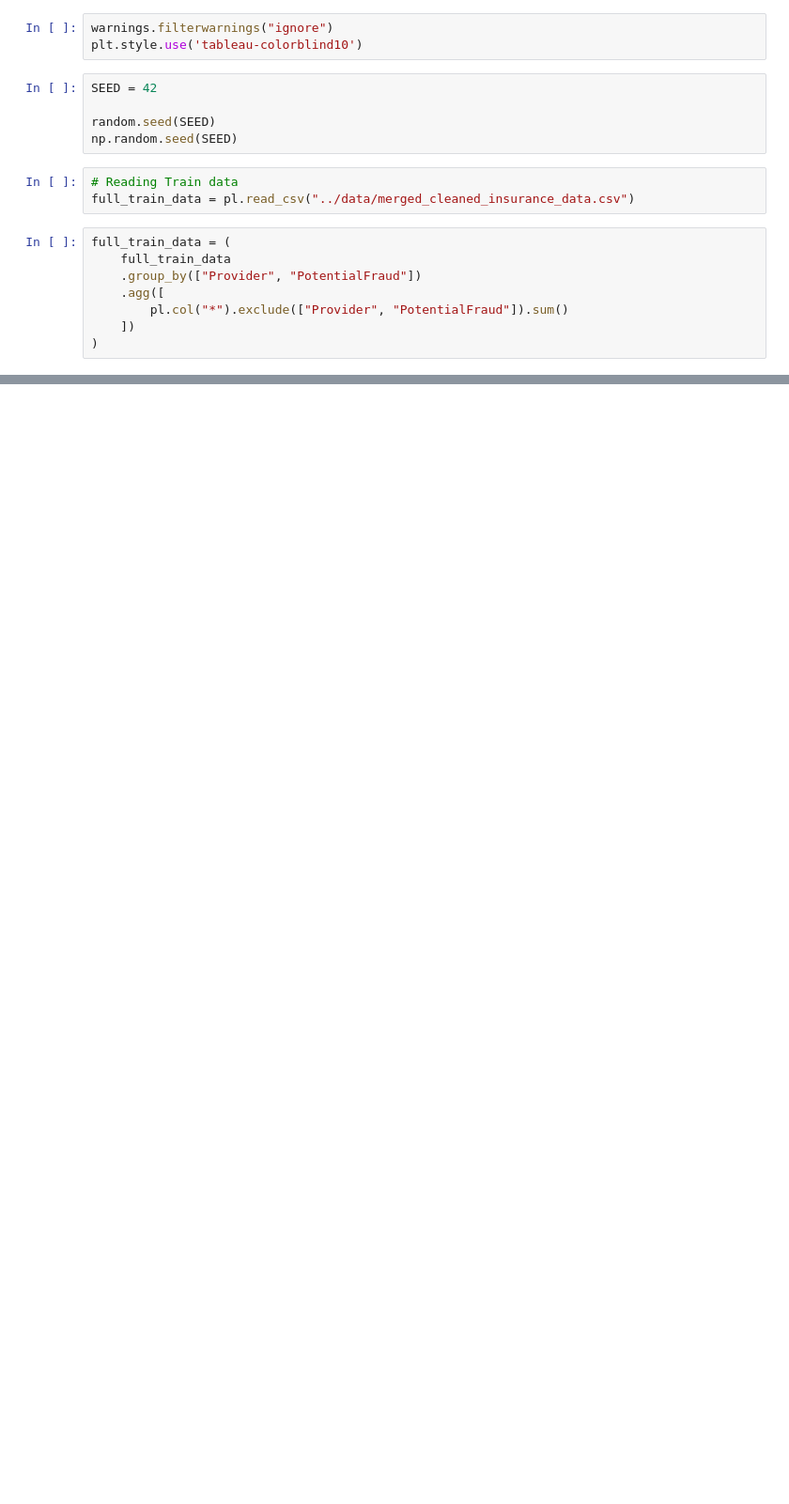
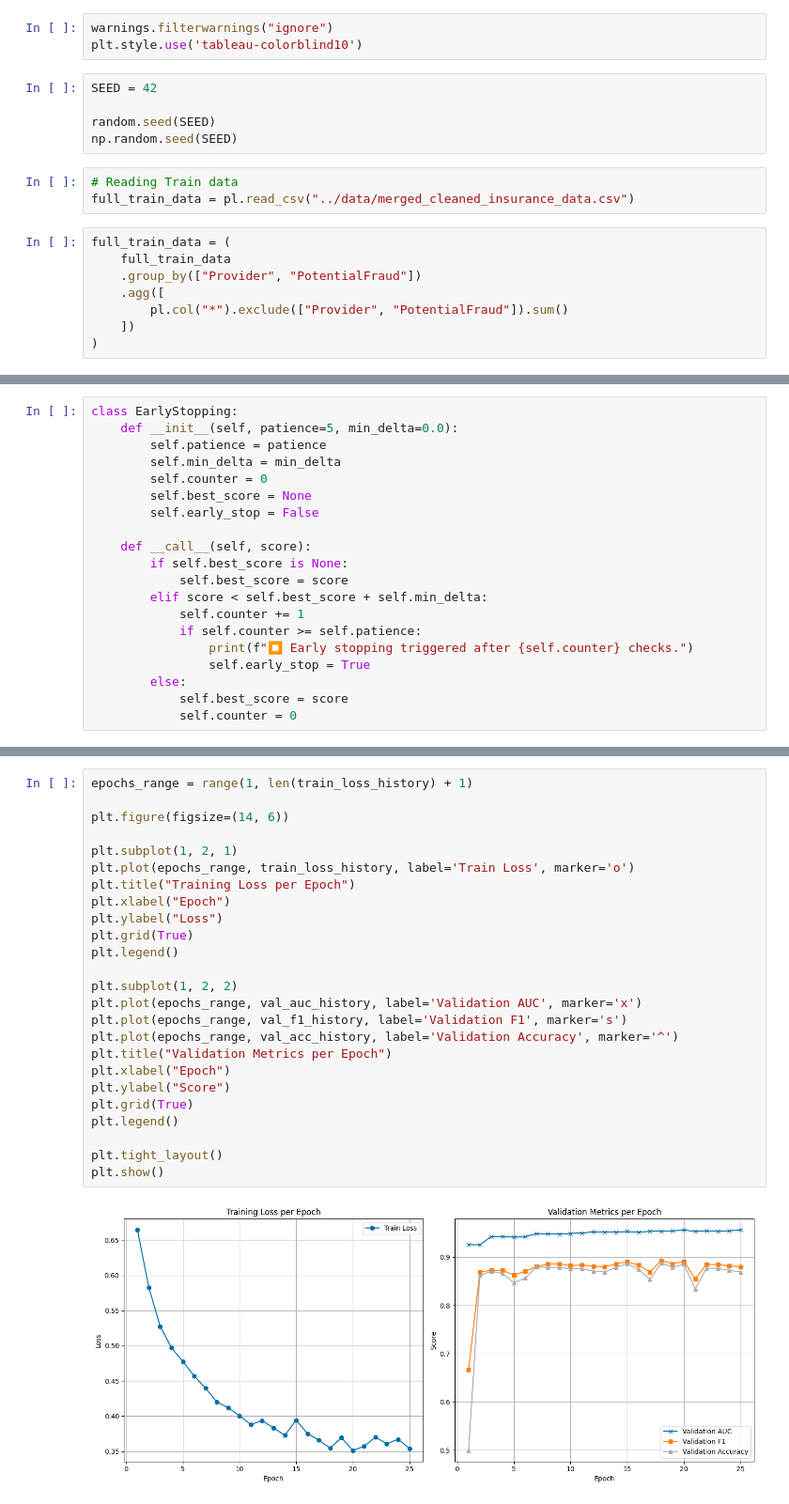
Before and after one commit to bharath03-a/INFO531FinalProject, a Jupyter notebook: notebooks/04_NeuralNetworks.ipynb, the cells around one changed output, grey strips where cells are left out. Shown at 94% size. Saved outputs shown, nothing was run; the diff lists cells and outputs as text; blank space fills up the shorter version.

```diff
--- a/notebooks/04_NeuralNetworks.ipynb
+++ b/notebooks/04_NeuralNetworks.ipynb
@@ -52,0 +198,20 @@ print(y_shape, y_type)
+# %%
+class EarlyStopping:
+    def __init__(self, patience=5, min_delta=0.0):
+        self.patience = patience
+        self.min_delta = min_delta
+        self.counter = 0
+        self.best_score = None
+        self.early_stop = False
+
+    def __call__(self, score):
+        if self.best_score is None:
+            self.best_score = score
+        elif score < self.best_score + self.min_delta:
+            self.counter += 1
+            if self.counter >= self.patience:
+                print(f"⏹️ Early stopping triggered after {self.counter} checks.")
+                self.early_stop = True
+        else:
+            self.best_score = score
+            self.counter = 0
@@ -52,0 +304,27 @@ print(y_shape, y_type)
+# %%
+epochs_range = range(1, len(train_loss_history) + 1)
+
+plt.figure(figsize=(14, 6))
+
+plt.subplot(1, 2, 1)
+plt.plot(epochs_range, train_loss_history, label='Train Loss', marker='o')
+plt.title("Training Loss per Epoch")
+plt.xlabel("Epoch")
+plt.ylabel("Loss")
+plt.grid(True)
+plt.legend()
+
+plt.subplot(1, 2, 2)
+plt.plot(epochs_range, val_auc_history, label='Validation AUC', marker='x')
+plt.plot(epochs_range, val_f1_history, label='Validation F1', marker='s')
+plt.plot(epochs_range, val_acc_history, label='Validation Accuracy', marker='^')
+plt.title("Validation Metrics per Epoch")
+plt.xlabel("Epoch")
+plt.ylabel("Score")
+plt.grid(True)
+plt.legend()
+
+plt.tight_layout()
+plt.show()
+# %% [output]
+[figure, added]
```
Also changed, not shown: parts of 13 cells of this notebook, 6 other files.
